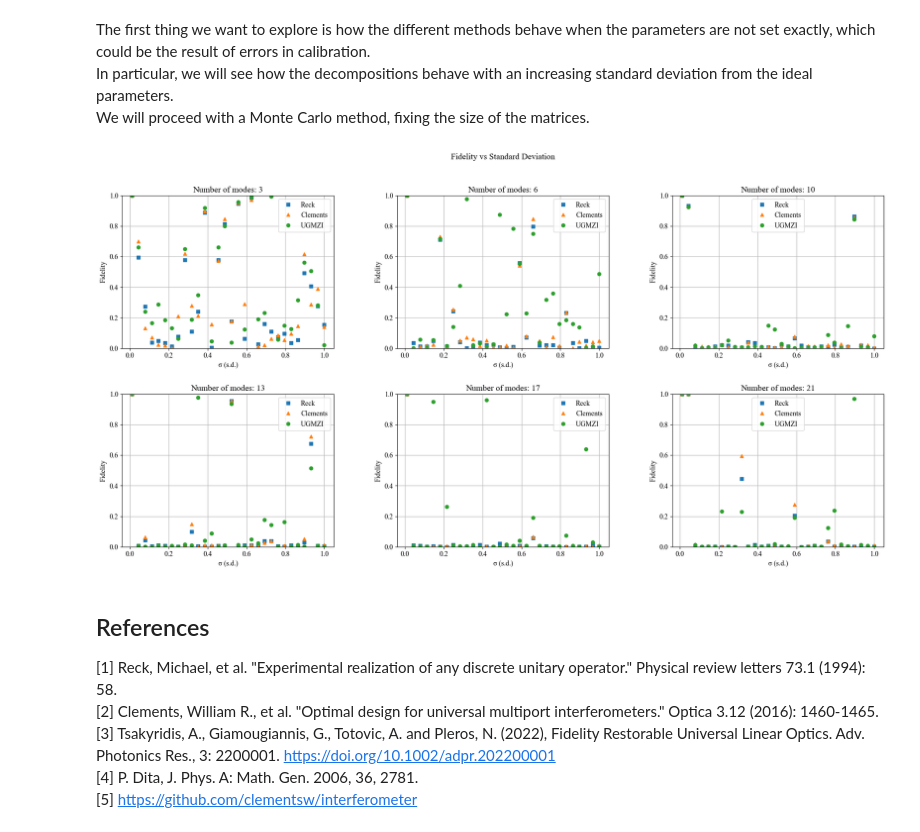
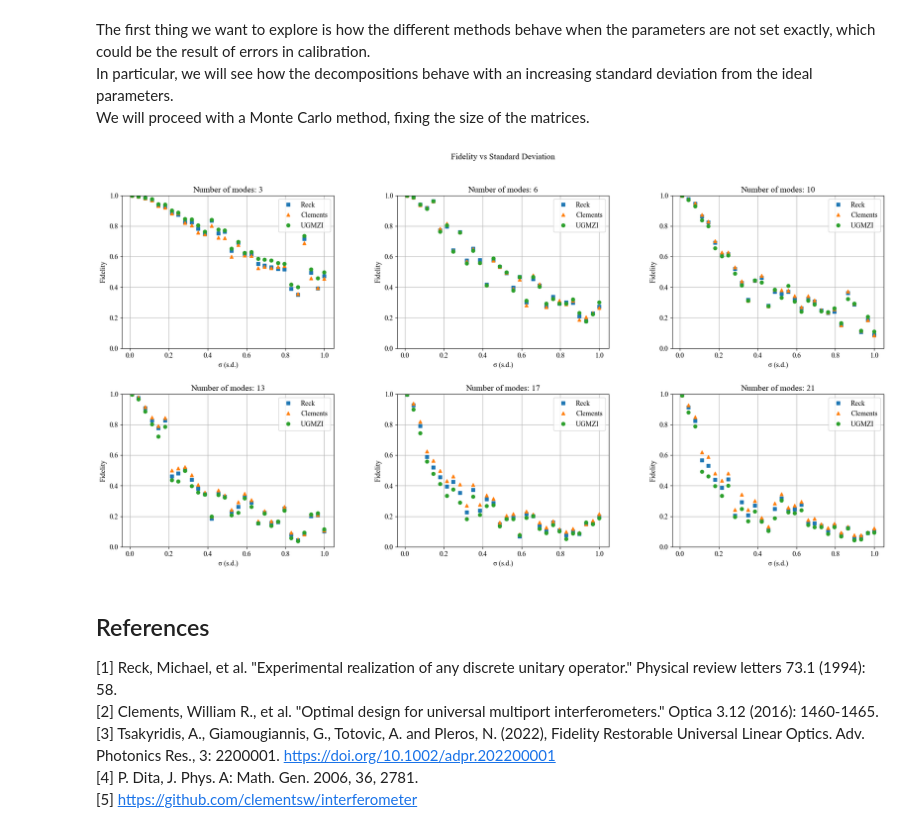
Before and after one commit to AndreaBarletta/Fidelity-Restoration, a Jupyter notebook: notebook.ipynb, the cells around one changed output. Saved outputs shown, nothing was run; the diff lists cells and outputs as text; code cells hidden in the pictures.

Commit message:
added plot

```diff
--- a/notebook.ipynb
+++ b/notebook.ipynb
@@ -616,7 +616,7 @@ We will proceed with a Monte Carlo method, fixing the size of the matrices.
 # %%
 NUM_MODE = np.linspace(3,21,6)
 S_DEV = np.linspace(0.01, 1.0, 30)
-COUNT = 10
+COUNT = 20
 
 # Matplotlib setup
 plots = []
@@ -642,35 +642,35 @@ for i in range(NUM_MODE.size):
             circuit_reck = decompose_reck(U)
             circuit_clements = decompose_clements(U)
             circuit_ugmzi = decompose_ugmzi(U)
 
             # Compute the experimental transformations with parameter errors
-            error = np.random.normal(0, sd)
+            error = np.random.normal(0, S_DEV[sd])
 
             # Reck
             Uexp_reck = circuit_reck.calculate_transformation(params_error=error)
             total[0] += Fid(U, Uexp_reck)
 
             # Clements
             Uexp_clements = circuit_clements.calculate_transformation(params_error=error)
             total[1] += Fid(U, Uexp_clements)
 
             # UGMZI
             Uexp_ugmzi = circuit_ugmzi.calculate_transformation(params_error=error)
             total[2] += Fid(U, Uexp_ugmzi)
 
         fidelity[sd] = total / COUNT
 
     # Draw the plot
     ax.plot(x,fidelity[:,0],'s')
     ax.plot(x,fidelity[:,1],'^')
     ax.plot(x,fidelity[:,2],'o')
 
     ax.legend(['Reck', 'Clements', 'UGMZI'])
 
 
 plt.show()
 # %% [output]
-[figure, old version]
+[figure, new version]
 # %%
 # System Configurations and Parameters
 NUM_MODE = 31
```
